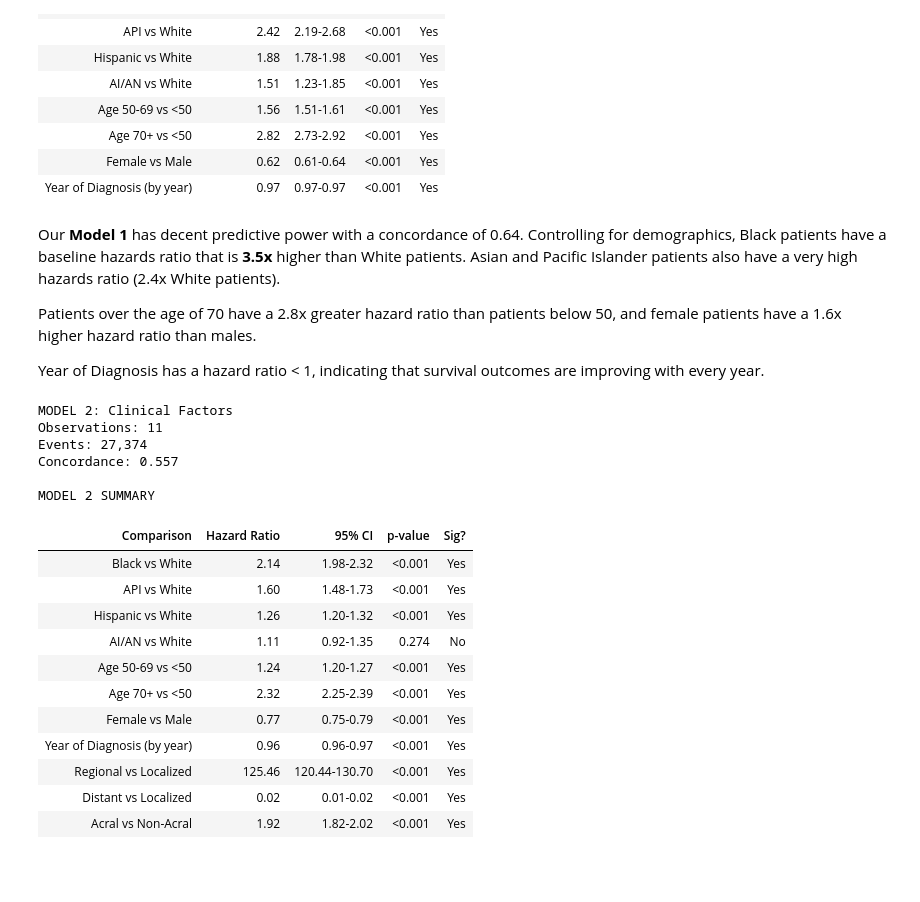
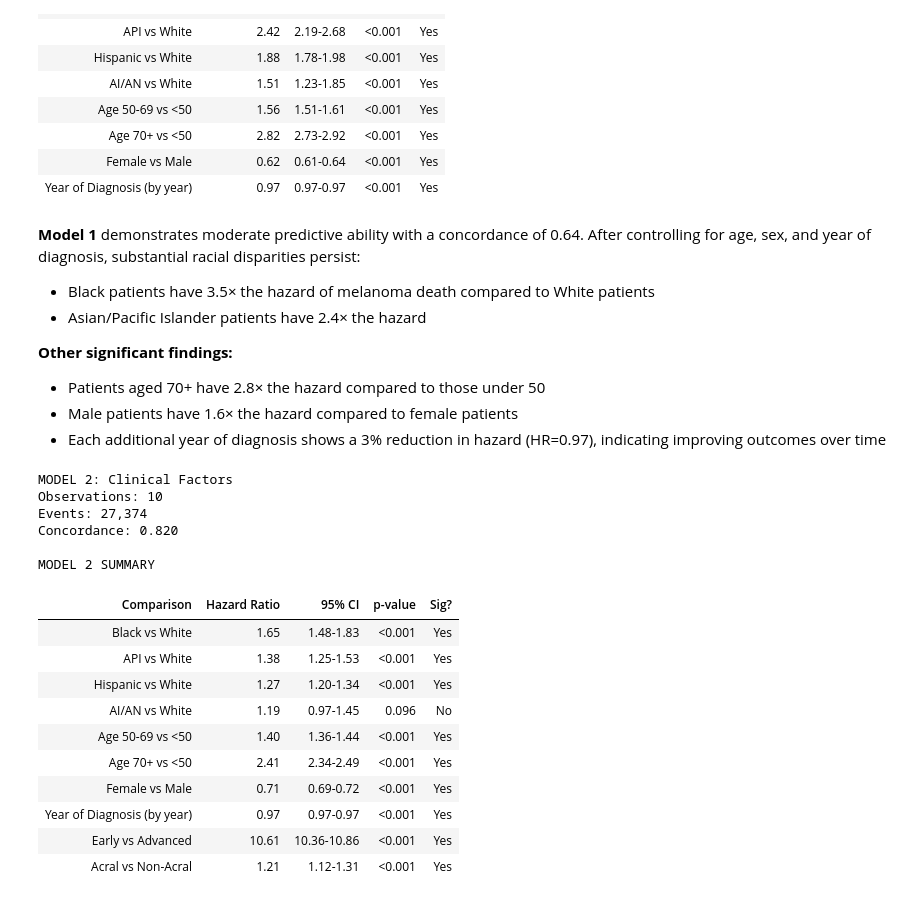
Before and after one commit to kpannoni/melanoma-project, a Jupyter notebook: notebooks/03_survival_analysis.ipynb, the cells around one changed output. Saved outputs shown, nothing was run; the diff lists cells and outputs as text; code cells hidden in the pictures; blank space fills up the shorter version.

Commit message:
Integrating the two-stage category variable into the survival analysis

```diff
--- a/notebooks/03_survival_analysis.ipynb
+++ b/notebooks/03_survival_analysis.ipynb
@@ -353,15 +344,15 @@ Now we will create separte K-M survival curves by race for each cancer stage.
 # %%
 # Create figure with a subplot for each stage
-fig, axes = plt.subplots(1, 3, figsize=(16, 3), dpi=150, sharey=True)
+fig, axes = plt.subplots(1, 2, figsize=(12, 3), dpi=150, sharey=True)
 
 # order cancer stage by best to worst prognosis
-stages = ['Localized', 'Regional', 'Distant']
+stages = ['Early', 'Advanced']
 
 # loop over each stage to plot the K-M curve
 for idx, stage in enumerate(stages):
     ax = axes[idx] # get axis for current plot
     # pull the data for the current stage
-    stage_data = mel_data[mel_data['stage'] == stage]
+    stage_data = mel_data[mel_data['stage_category'] == stage]
 
     # Plot each race for the current stage
     for race in order:
@@ -404,6 +395,6 @@ fig.legend(handles, labels,
 sns.despine()
 
 # Save the the plot as a PNG image file
-plt.savefig('../images/km_curves_strat_by_stage.png', dpi=150, bbox_inches='tight')
+plt.savefig('../images/km_curves_strat_by_stage_category.png', dpi=150, bbox_inches='tight')
 plt.close()
 # %% [markdown]
@@ -633,11 +605,15 @@ MODEL 1 SUMMARY
 | Female vs Male | 0.62 | 0.61-0.64 | <0.001 | Yes |
 | Year of Diagnosis (by year) | 0.97 | 0.97-0.97 | <0.001 | Yes |
 # %% [markdown]
-Our **Model 1** has decent predictive power with a concordance of 0.64. Controlling for demographics, Black patients have a baseline hazards ratio that is **3.5x** higher than White patients. Asian and Pacific Islander patients also have a very high hazards ratio (2.4x White patients).
+**Model 1** demonstrates moderate predictive ability with a concordance of 0.64. After controlling for age, sex, and year of diagnosis, substantial racial disparities persist:
 
-Patients over the age of 70 have a 2.8x greater hazard ratio than patients below 50, and female patients have a 1.6x higher hazard ratio than males.
+- Black patients have 3.5× the hazard of melanoma death compared to White patients
+- Asian/Pacific Islander patients have 2.4× the hazard
 
-Year of Diagnosis has a hazard ratio < 1, indicating that survival outcomes are improving with every year.
+**Other significant findings:**
+- Patients aged 70+ have 2.8× the hazard compared to those under 50
+- Male patients have 1.6× the hazard compared to female patients
+- Each additional year of diagnosis shows a 3% reduction in hazard (HR=0.97), indicating improving outcomes over time
 # %%
 # Let's create the Model 2: Clinical Factors
 
@@ -646,65 +622,63 @@ cph2 = CoxPHFitter(penalizer=0.01)
 
 # Get the data for Model 2
 model2_data = mel_data[['survival_months', 'event', 'race_labels',
-                         'age_category', 'sex', 'year_diag', 'stage', 'acral']].copy()
+                         'age_category', 'sex', 'year_diag', 'stage_category', 'acral']].copy()
 
 
 # Make sure categorical variables are the right type and in order
 model2_data['race_labels'] = pd.Categorical(model2_data['race_labels'], categories=ref_order) # White is reference
 model2_data['age_category'] = pd.Categorical(model2_data['age_category'], categories=['<50', '50-69', '70+']) # <50 is reference
 model2_data['sex'] = pd.Categorical(model1_data['sex'], categories=['Male', 'Female']) # male is reference
-model2_data['stage'] = pd.Categorical(model2_data['stage'], categories=['Localized', 'Regional', 'Distant']) # Localized is reference
+model2_data['stage_category'] = pd.Categorical(model2_data['stage_category'], categories=['Early', 'Advanced']) # Localized is reference
 
 # Fit the model with the data
 cph2.fit(model2_data,
         duration_col='survival_months',
         event_col='event',
-        formula="race_labels + age_category + sex + year_diag + stage + acral")
+        formula="race_labels + age_category + sex + year_diag + stage_category + acral")
 
 # Extract results from the fitted model
 model2_results = cph2.summary.copy()
 
 # Display results with key diagnostics
 print("MODEL 2: Clinical Factors")
 print(f"Observations: {cph2.summary.shape[0]:,}")
 print(f"Events: {cph2.event_observed.sum():,}")
 print(f"Concordance: {cph2.concordance_index_:.3f}\n")
 
 # Add the acral comparison to comparison_labels
 comparison_labels['acral'] = "Acral vs Non-Acral"
-comparison_labels['stage[T.Regional]'] = "Regional vs Localized"
-comparison_labels['stage[T.Distant]'] = "Distant vs Localized"
+comparison_labels['stage_category[T.Advanced]'] = "Early vs Advanced"
 
 # Build the summary table
 model2_summary = pd.DataFrame({
     'Comparison': [comparison_labels.get(idx, idx) for idx in model2_results.index],
     'Hazard Ratio': model2_results['exp(coef)'].apply(lambda x: f'{x:.2f}'), # round to 2 decimals and format as string
     '95% CI': model2_results.apply(lambda row: f"{row['exp(coef) lower 95%']:.2f}-{row['exp(coef) upper 95%']:.2f}", axis=1), # get CI range
     'p-value': model2_results['p'].apply(lambda x: '<0.001' if x < 0.001 else f'{x:.3f}'), # clean up p-value
     'Sig?': model2_results['p'].apply(lambda x: 'Yes' if x < 0.05 else 'No') # print yes/no for significance
 })
 
 # Remove the index
 model2_summary = model2_summary.reset_index(drop=True)
 
 print("MODEL 2 SUMMARY")
 display(model2_summary.style.hide(axis="index"))
 # %% [output]
 MODEL 2: Clinical Factors
-Observations: 11
+Observations: 10
 Events: 27,374
-Concordance: 0.557
+Concordance: 0.820
 
 MODEL 2 SUMMARY
 | Comparison | Hazard Ratio | 95% CI | p-value | Sig? |
-| Black vs White | 2.14 | 1.98-2.32 | <0.001 | Yes |
-| API vs White | 1.60 | 1.48-1.73 | <0.001 | Yes |
-| Hispanic vs White | 1.26 | 1.20-1.32 | <0.001 | Yes |
-| AI/AN vs White | 1.11 | 0.92-1.35 | 0.274 | No |
-| Age 50-69 vs <50 | 1.24 | 1.20-1.27 | <0.001 | Yes |
-| Age 70+ vs <50 | 2.32 | 2.25-2.39 | <0.001 | Yes |
-| Female vs Male | 0.77 | 0.75-0.79 | <0.001 | Yes |
-| Year of Diagnosis (by year) | 0.96 | 0.96-0.97 | <0.001 | Yes |
-| Regional vs Localized | 125.46 | 120.44-130.70 | <0.001 | Yes |
-| Distant vs Localized | 0.02 | 0.01-0.02 | <0.001 | Yes |
-| Acral vs Non-Acral | 1.92 | 1.82-2.02 | <0.001 | Yes |
+| Black vs White | 1.65 | 1.48-1.83 | <0.001 | Yes |
+| API vs White | 1.38 | 1.25-1.53 | <0.001 | Yes |
+| Hispanic vs White | 1.27 | 1.20-1.34 | <0.001 | Yes |
+| AI/AN vs White | 1.19 | 0.97-1.45 | 0.096 | No |
+| Age 50-69 vs <50 | 1.40 | 1.36-1.44 | <0.001 | Yes |
+| Age 70+ vs <50 | 2.41 | 2.34-2.49 | <0.001 | Yes |
+| Female vs Male | 0.71 | 0.69-0.72 | <0.001 | Yes |
+| Year of Diagnosis (by year) | 0.97 | 0.97-0.97 | <0.001 | Yes |
+| Early vs Advanced | 10.61 | 10.36-10.86 | <0.001 | Yes |
+| Acral vs Non-Acral | 1.21 | 1.12-1.31 | <0.001 | Yes |
```
Also changed, not shown: parts of 12 cells of this notebook, 3 other files.
